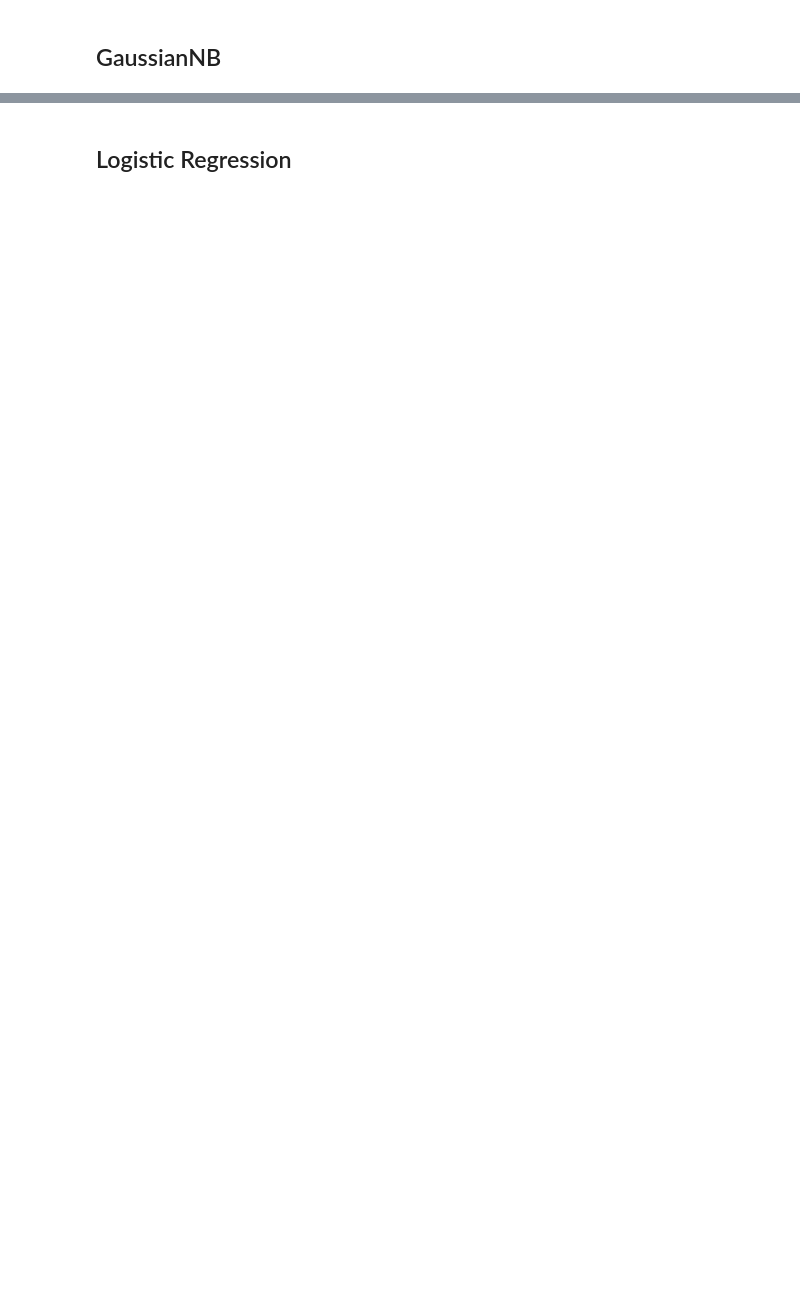
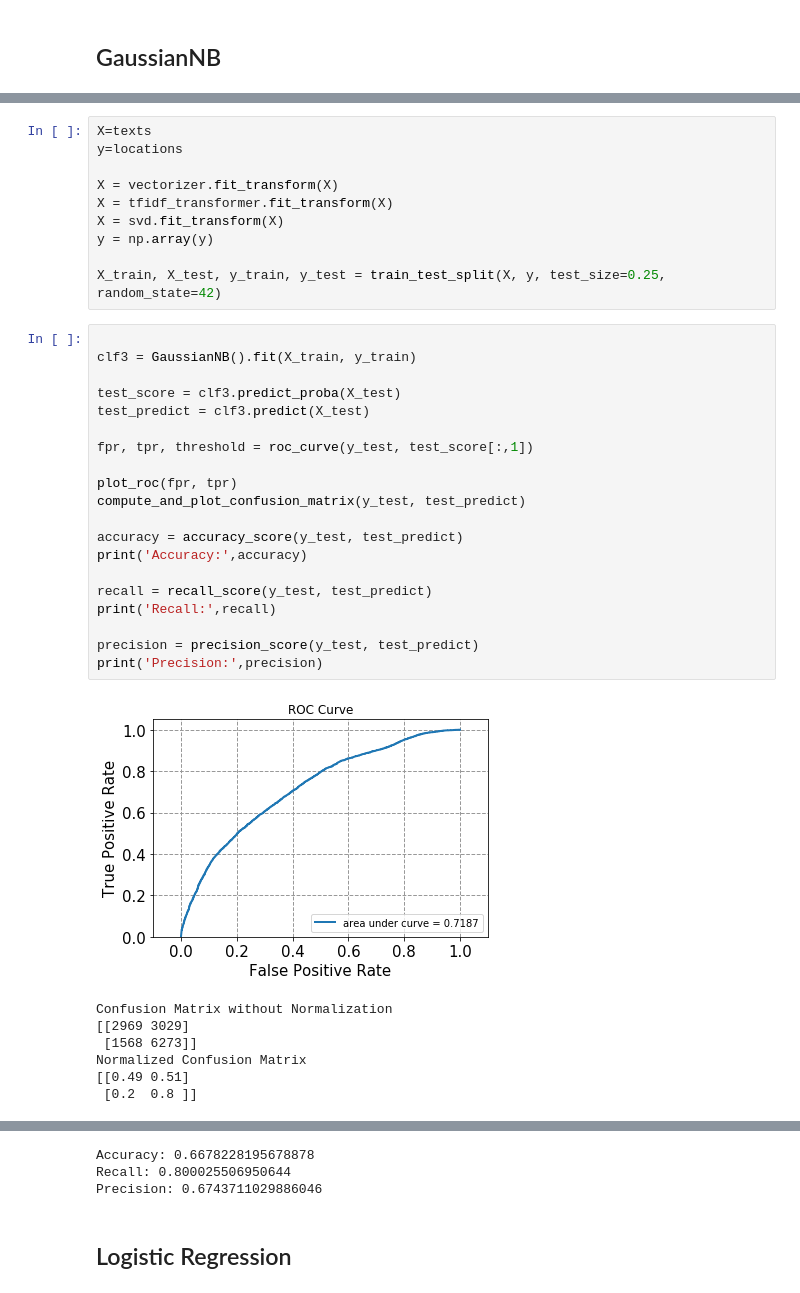
Before and after one commit to superAX/Twitter-Popularity-Prediction, a Jupyter notebook: EE219_Project5-Part2.ipynb, the cells around one changed output, grey strips where cells are left out. Drawn from its saved outputs; the diff is of its cells as text; blank space fills up the shorter version.

```diff
--- a/EE219_Project5-Part2.ipynb
+++ b/EE219_Project5-Part2.ipynb
@@ -336,0 +277,38 @@ print('The average precision is %.4f'%(sum(precisions)/len(precisions)))
+# %%
+X=texts
+y=locations
+
+X = vectorizer.fit_transform(X)
+X = tfidf_transformer.fit_transform(X)
+X = svd.fit_transform(X)
+y = np.array(y)
+
+X_train, X_test, y_train, y_test = train_test_split(X, y, test_size=0.25, random_state=42)
+# %%
+
+clf3 = GaussianNB().fit(X_train, y_train)
+
+test_score = clf3.predict_proba(X_test)
+test_predict = clf3.predict(X_test)
+
+fpr, tpr, threshold = roc_curve(y_test, test_score[:,1])
+
+plot_roc(fpr, tpr)
+compute_and_plot_confusion_matrix(y_test, test_predict)
+
+accuracy = accuracy_score(y_test, test_predict)
+print('Accuracy:',accuracy)
+
+recall = recall_score(y_test, test_predict)
+print('Recall:',recall)
+
+precision = precision_score(y_test, test_predict)
+print('Precision:',precision)
+# %% [output]
+[figure, added]
+Confusion Matrix without Normalization
+[[2969 3029]
+ [1568 6273]]
+Normalized Confusion Matrix
+[[0.49 0.51]
+ [0.2  0.8 ]]
@@ -337,2 +317,5 @@ print('The average precision is %.4f'%(sum(precisions)/len(precisions)))
+Accuracy: 0.6678228195678878
+Recall: 0.800025506950644
+Precision: 0.6743711029886046
 # %% [markdown]
 ## Logistic Regression
```
Also changed, not shown: parts of 13 cells of this notebook, 1 other file.
